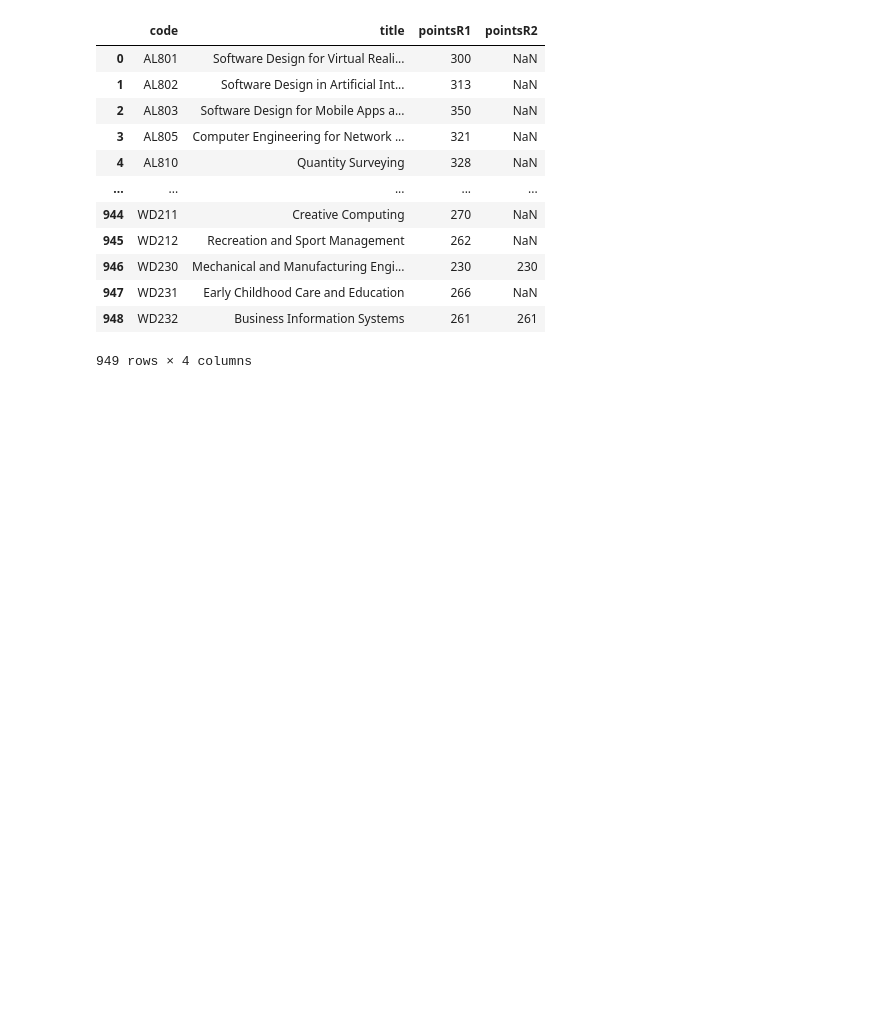
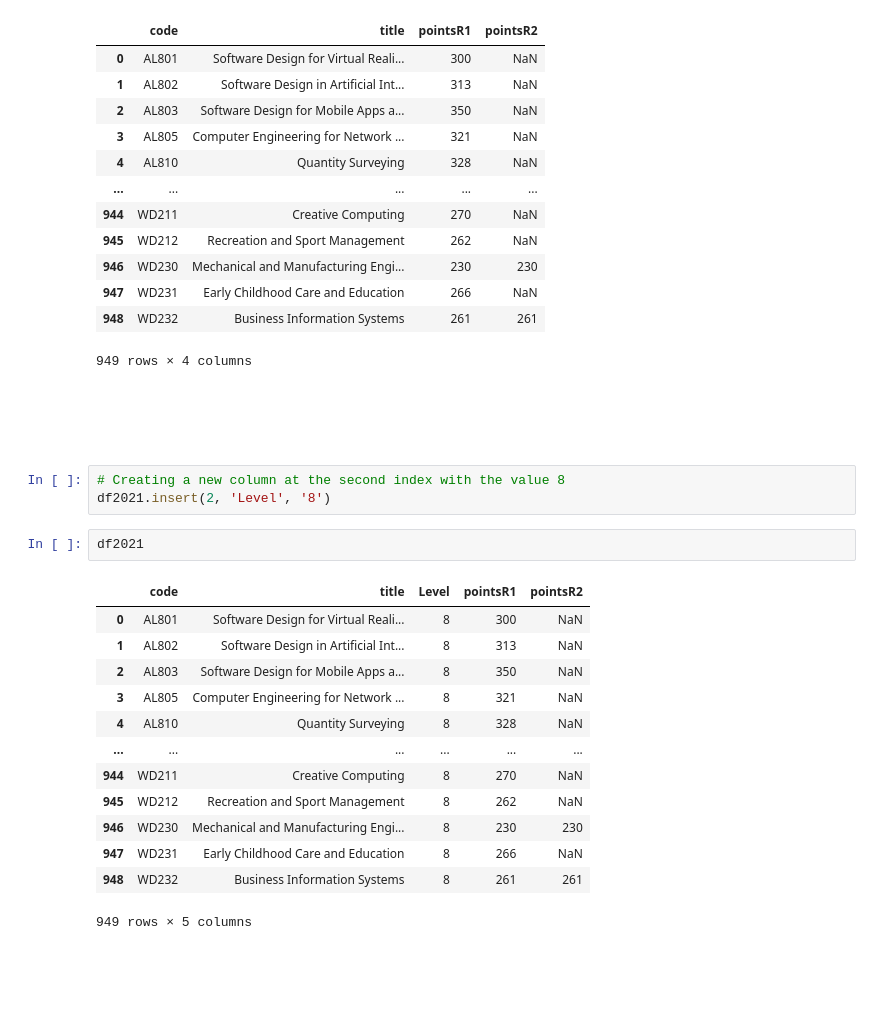
Before and after one commit to kmcd14/FofData-assessment, a Jupyter notebook: cao.ipynb, the cells around one changed output. Saved outputs shown, nothing was run; the diff lists cells and outputs as text; blank space fills up the shorter version.

```diff
--- a/cao.ipynb
+++ b/cao.ipynb
@@ -214,6 +254,27 @@ df2021
 949 rows × 4 columns
 # %% [markdown]
 <br>
+# %% [markdown]
+<br>
+# %%
+# Creating a new column at the second index with the value 8
+df2021.insert(2, 'Level', '8')
+# %%
+df2021
+# %% [output]
+|  | code | title | Level | pointsR1 | pointsR2 |
+| 0 | AL801 | Software Design for Virtual Reali... | 8 | 300 | NaN |
+| 1 | AL802 | Software Design in Artificial Int... | 8 | 313 | NaN |
+| 2 | AL803 | Software Design for Mobile Apps a... | 8 | 350 | NaN |
+| 3 | AL805 | Computer Engineering for Network ... | 8 | 321 | NaN |
+| 4 | AL810 | Quantity Surveying | 8 | 328 | NaN |
+| ... | ... | ... | ... | ... | ... |
+| 944 | WD211 | Creative Computing | 8 | 270 | NaN |
+| 945 | WD212 | Recreation and Sport Management | 8 | 262 | NaN |
+| 946 | WD230 | Mechanical and Manufacturing Engi... | 8 | 230 | 230 |
+| 947 | WD231 | Early Childhood Care and Education | 8 | 266 | NaN |
+| 948 | WD232 | Business Information Systems | 8 | 261 | 261 |
+949 rows × 5 columns
 # %% [markdown]
 <br>
 # %% [markdown]
```
Also changed, not shown: parts of 112 cells of this notebook, 27 other files.
